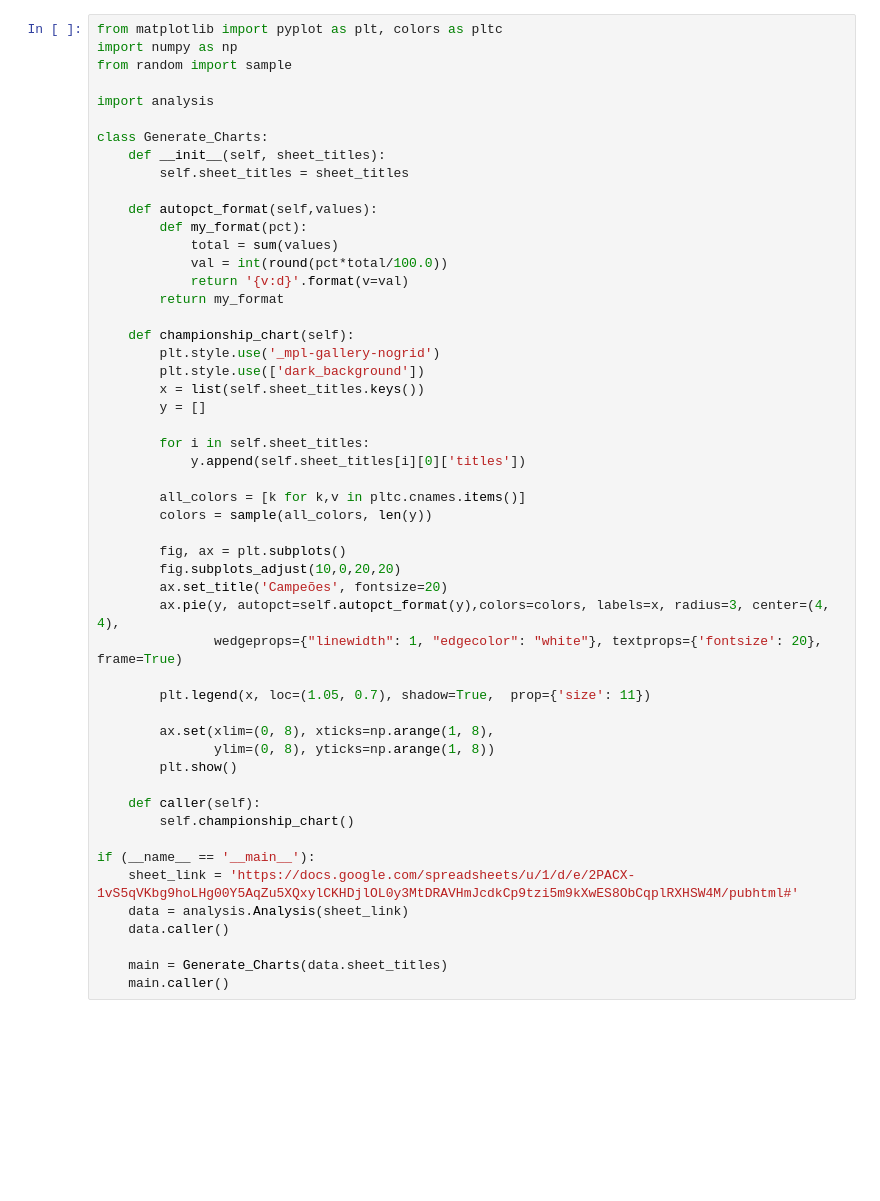
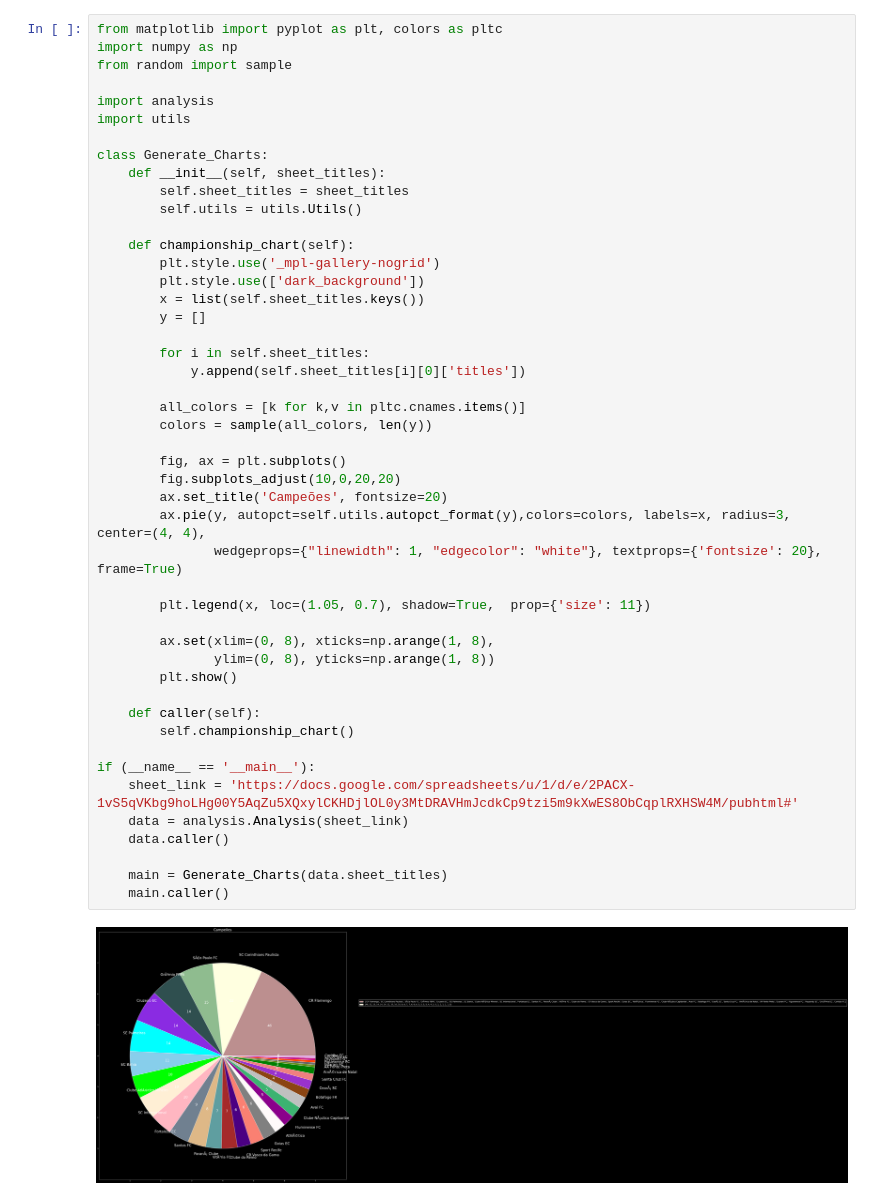
Before and after one commit to JoseLucasapp/spreadsheet_analysis_python, a Jupyter notebook: main.ipynb, the cells around one changed output. Cells and saved outputs as stored; diff of their text form; blank space fills up the shorter version.

Commit message:
fix: Utils

```diff
--- a/main.ipynb
+++ b/main.ipynb
@@ -4,17 +4,12 @@ import numpy as np
 from random import sample
 
 import analysis
+import utils
 
 class Generate_Charts:
     def __init__(self, sheet_titles):
         self.sheet_titles = sheet_titles
-
-    def autopct_format(self,values):
-        def my_format(pct):
-            total = sum(values)
-            val = int(round(pct*total/100.0))
-            return '{v:d}'.format(v=val)
-        return my_format
+        self.utils = utils.Utils()
 
     def championship_chart(self):
         plt.style.use('_mpl-gallery-nogrid')
@@ -22,31 +17,33 @@ class Generate_Charts:
         x = list(self.sheet_titles.keys())
         y = []
 
         for i in self.sheet_titles:
             y.append(self.sheet_titles[i][0]['titles'])
 
         all_colors = [k for k,v in pltc.cnames.items()]
         colors = sample(all_colors, len(y))
 
         fig, ax = plt.subplots()
         fig.subplots_adjust(10,0,20,20)
         ax.set_title('Campeões', fontsize=20)
-        ax.pie(y, autopct=self.autopct_format(y),colors=colors, labels=x, radius=3, center=(4, 4),
+        ax.pie(y, autopct=self.utils.autopct_format(y),colors=colors, labels=x, radius=3, center=(4, 4),
                wedgeprops={"linewidth": 1, "edgecolor": "white"}, textprops={'fontsize': 20}, frame=True)
 
         plt.legend(x, loc=(1.05, 0.7), shadow=True,  prop={'size': 11})
 
         ax.set(xlim=(0, 8), xticks=np.arange(1, 8),
                ylim=(0, 8), yticks=np.arange(1, 8))
         plt.show()
 
     def caller(self):
         self.championship_chart()
 
 if (__name__ == '__main__'):
     sheet_link = 'https://docs.google.com/spreadsheets/u/1/d/e/2PACX-1vS5qVKbg9hoLHg00Y5AqZu5XQxylCKHDjlOL0y3MtDRAVHmJcdkCp9tzi5m9kXwES8ObCqplRXHSW4M/pubhtml#'
     data = analysis.Analysis(sheet_link)
     data.caller()
 
     main = Generate_Charts(data.sheet_titles)
     main.caller()
+# %% [output]
+[figure, added]
```
Also changed, not shown: 1 other file.
